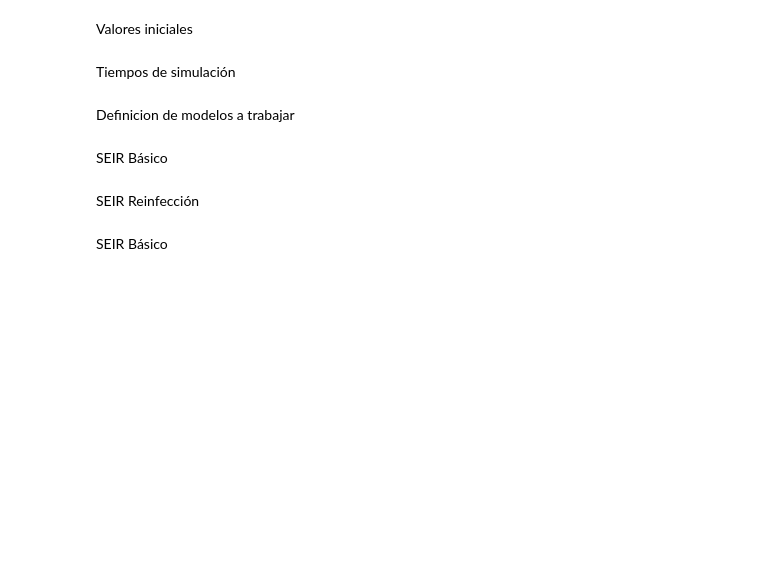
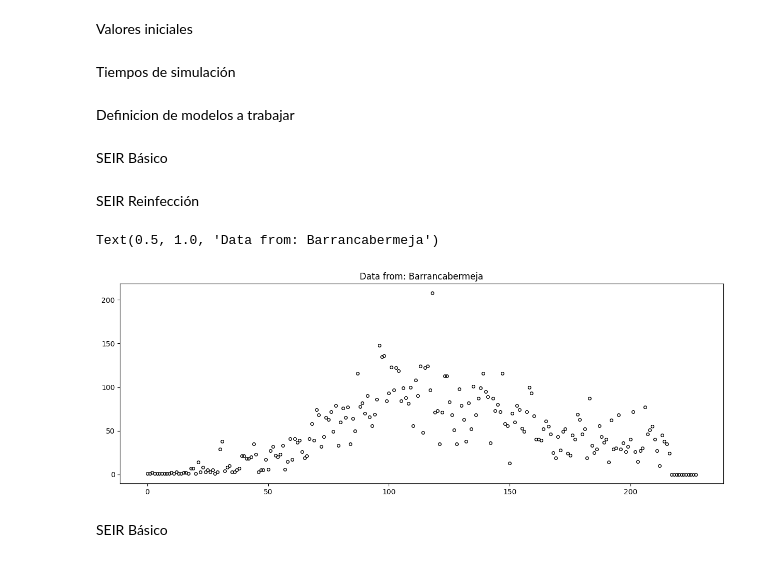
Before and after one commit to SergioPachonDotor/Proyectos_MAIBM, a Jupyter notebook: Proyecto_2/proyecto_2_resultados.ipynb, the cells around one changed output. Drawn from its saved outputs; the diff is of its cells as text; code cells hidden in the pictures; blank space fills up the shorter version.

```diff
--- a/Proyecto_2/proyecto_2_resultados.ipynb
+++ b/Proyecto_2/proyecto_2_resultados.ipynb
@@ -66,3 +76,13 @@ def seir_reinfeccion(z, t):
     dIdt =  α*E   - γ*I
     dRdt =  γ*I   - ε*R
     return np.array([dSdt, dEdt, dIdt, dRdt])
+# %%
+fig, ax = plt.subplots(figsize=(15, 5))
+data_for_stuff = df.groupby('Fecha de inicio de síntomas').count()
+data_fixed = data_for_stuff['Fecha de recuperación'].to_numpy()
+t = np.arange(0, data_fixed.size)
+ax.plot(data_fixed, marker='o', lw=0, ms=4, color='black', fillstyle='none')
+ax.set_title(f'Data from: {ciudades[city_indx]}')
+# %% [output]
+Text(0.5, 1.0, 'Data from: Barrancabermeja')
+[figure, added]
```
Also changed, not shown: parts of 8 cells of this notebook, 1 other file.
